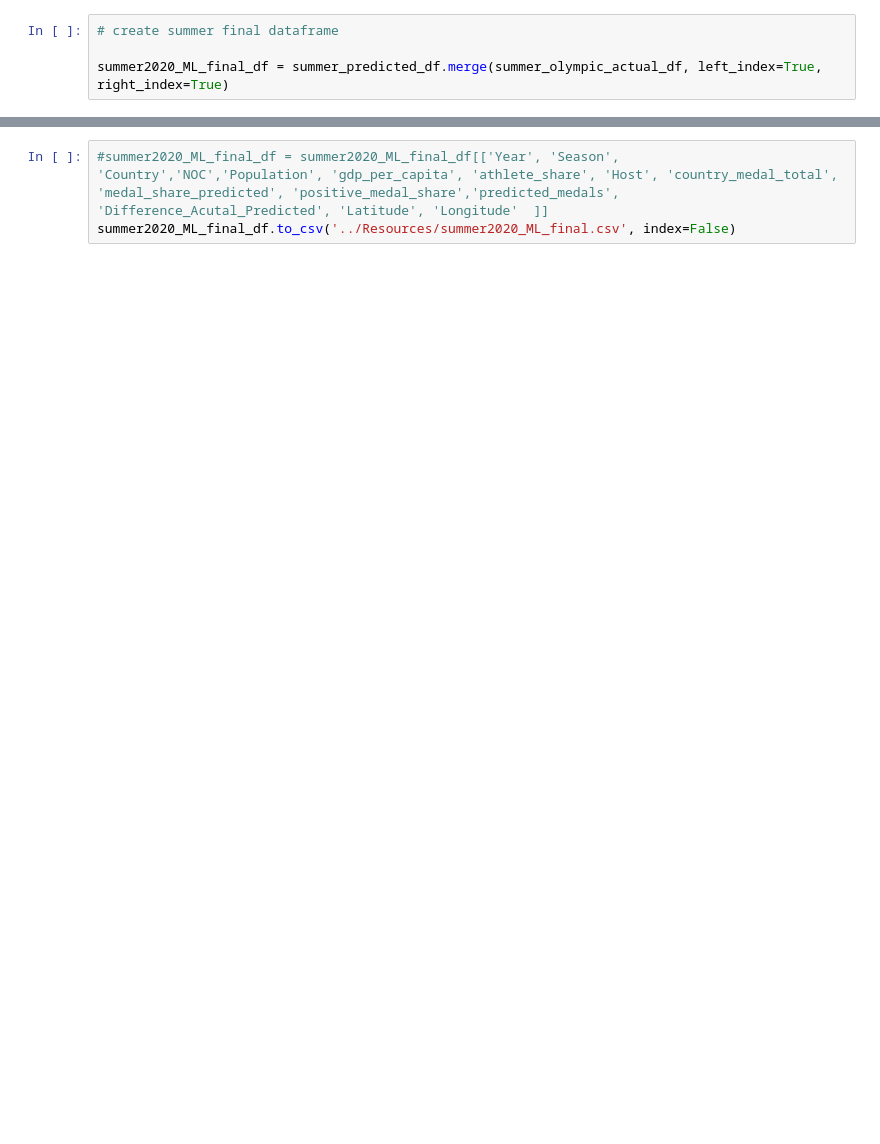
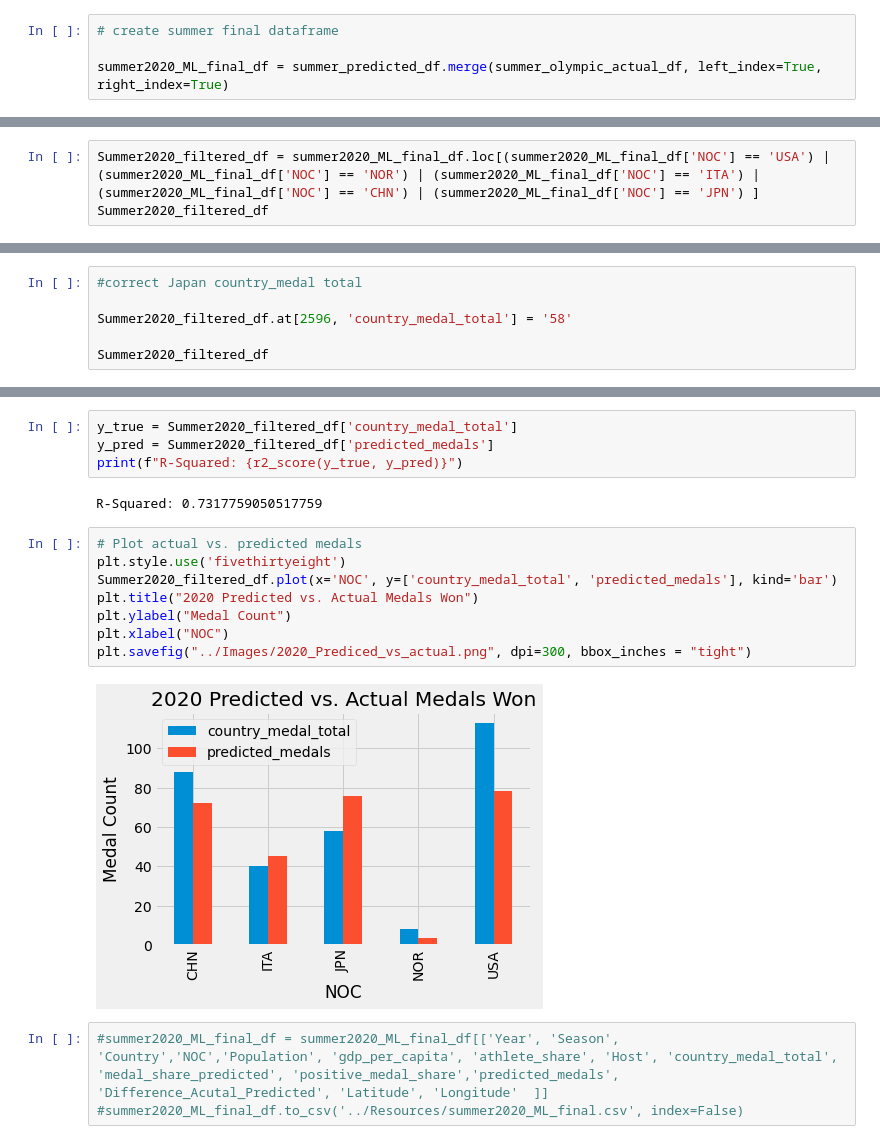
Before and after one commit to olympics2022/olympic_medal_analysis, a Jupyter notebook: Analysis/2020_Summer_ML.ipynb, the cells around one changed output, grey strips where cells are left out. Drawn from its saved outputs; the diff is of its cells as text; blank space fills up the shorter version.

```diff
--- a/Analysis/2020_Summer_ML.ipynb
+++ b/Analysis/2020_Summer_ML.ipynb
@@ -272,0 +212,3 @@ summer2020_ML_final_df
+# %%
+Summer2020_filtered_df = summer2020_ML_final_df.loc[(summer2020_ML_final_df['NOC'] == 'USA') | (summer2020_ML_final_df['NOC'] == 'NOR') | (summer2020_ML_final_df['NOC'] == 'ITA') | (summer2020_ML_final_df['NOC'] == 'CHN') | (summer2020_ML_final_df['NOC'] == 'JPN') ]
+Summer2020_filtered_df
@@ -272,0 +222,6 @@ summer2020_ML_final_df
+# %%
+#correct Japan country_medal total
+
+Summer2020_filtered_df.at[2596, 'country_medal_total'] = '58'
+
+Summer2020_filtered_df
@@ -273,3 +235,19 @@ summer2020_ML_final_df
+# %%
+y_true = Summer2020_filtered_df['country_medal_total']
+y_pred = Summer2020_filtered_df['predicted_medals']
+print(f"R-Squared: {r2_score(y_true, y_pred)}")
+# %% [output]
+R-Squared: 0.7317759050517759
+# %%
+# Plot actual vs. predicted medals
+plt.style.use('fivethirtyeight')
+Summer2020_filtered_df.plot(x='NOC', y=['country_medal_total', 'predicted_medals'], kind='bar')
+plt.title("2020 Predicted vs. Actual Medals Won")
+plt.ylabel("Medal Count")
+plt.xlabel("NOC")
+plt.savefig("../Images/2020_Prediced_vs_actual.png", dpi=300, bbox_inches = "tight")
+# %% [output]
+[figure, added]
 # %%
 #summer2020_ML_final_df = summer2020_ML_final_df[['Year', 'Season', 'Country','NOC','Population', 'gdp_per_capita', 'athlete_share', 'Host', 'country_medal_total', 'medal_share_predicted', 'positive_medal_share','predicted_medals', 'Difference_Acutal_Predicted', 'Latitude', 'Longitude'  ]]
-summer2020_ML_final_df.to_csv('../Resources/summer2020_ML_final.csv', index=False)
+#summer2020_ML_final_df.to_csv('../Resources/summer2020_ML_final.csv', index=False)
```
Also changed, not shown: parts of 15 cells of this notebook, 8 other files.
